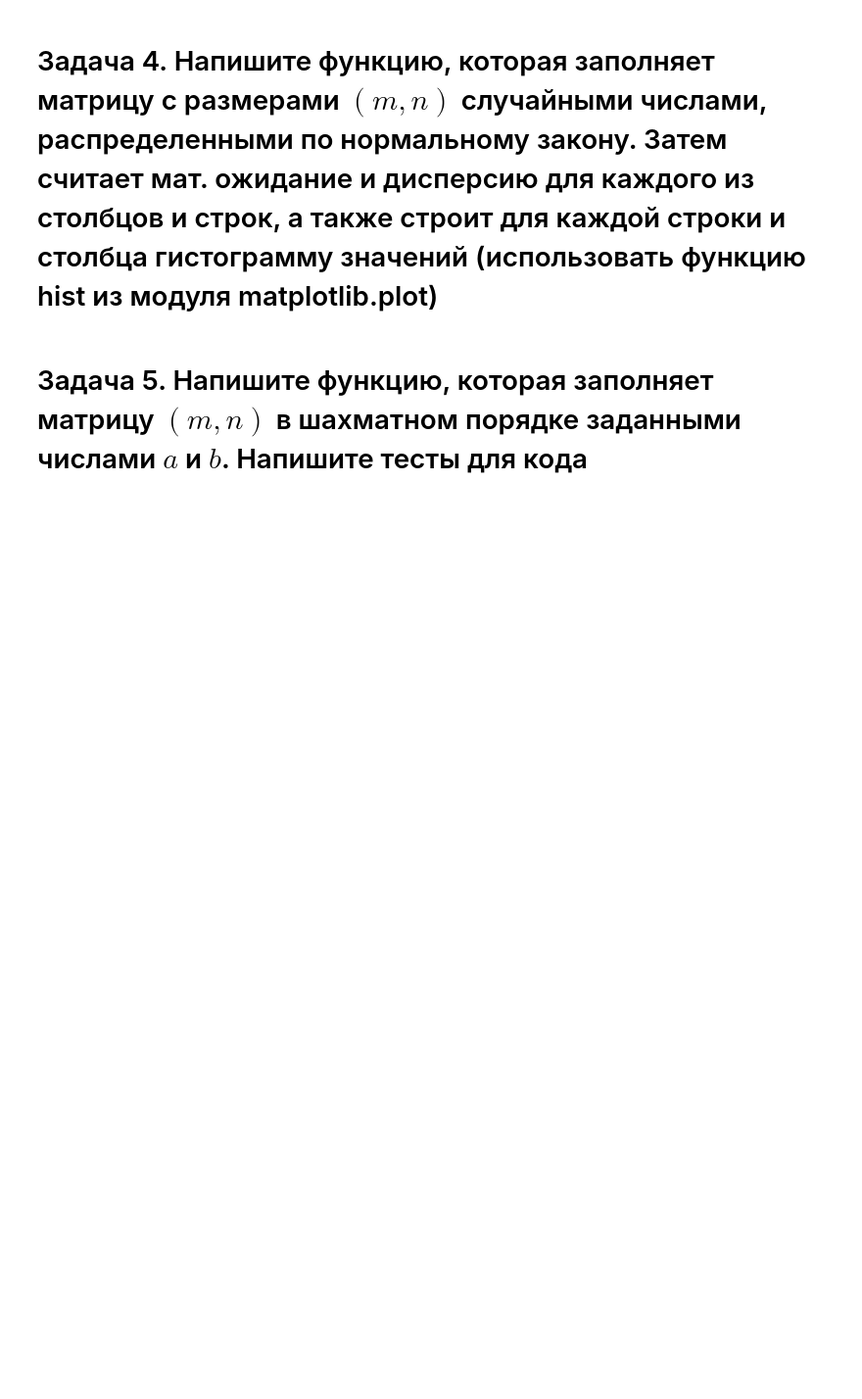
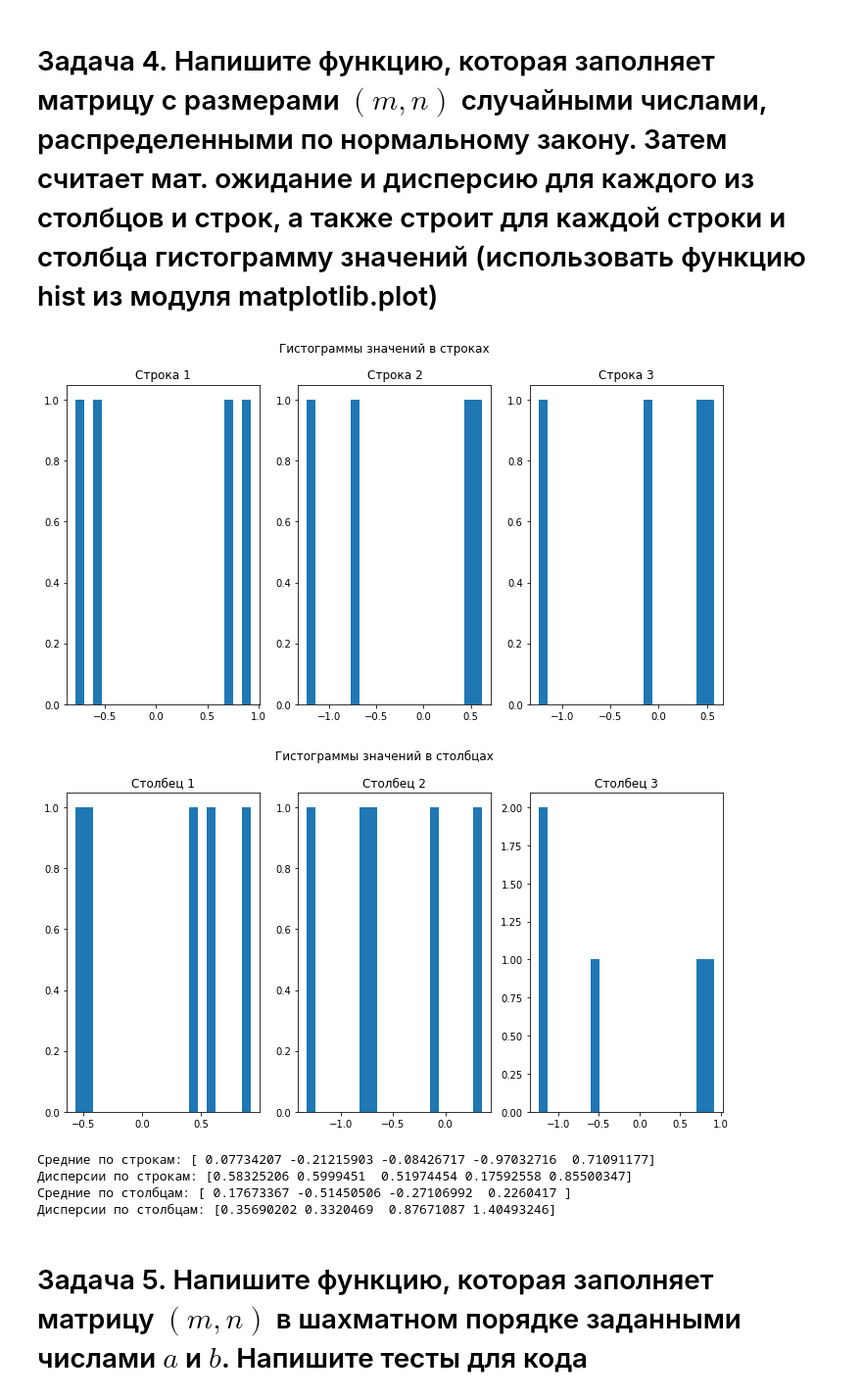
Before and after one commit to annpozd/lab1, a Jupyter notebook: numpy.ipynb, the cells around one changed output. Shown: that part at 98% size. Cells and saved outputs as stored; diff of their text form; code cells hidden in the pictures; blank space fills up the shorter version.

```diff
--- a/numpy.ipynb
+++ b/numpy.ipynb
@@ -37,2 +93,54 @@ def unique_columns(mat):
+# %%
+def normal_matrix_stats(m, n):
+    # Создаем матрицу с нормальным распределением
+    mat = np.random.normal(loc=0, scale=1, size=(m, n))
+
+    # Вычисляем статистики для строк
+    row_means = np.mean(mat, axis=1)
+    row_vars = np.var(mat, axis=1)
+
+    # Вычисляем статистики для столбцов
+    col_means = np.mean(mat, axis=0)
+    col_vars = np.var(mat, axis=0)
+
+    # Строим гистограммы для строк
+    plt.figure(figsize=(12, 6))
+    for i in range(min(3, m)):  # Покажем только первые 3 строки для примера
+        plt.subplot(1, 3, i+1)
+        plt.hist(mat[i, :], bins=20)
+        plt.title(f'Строка {i+1}')
+    plt.suptitle('Гистограммы значений в строках')
+    plt.show()
+
+    # Строим гистограммы для столбцов
+    plt.figure(figsize=(12, 6))
+    for j in range(min(3, n)):  # Покажем только первые 3 столбца для примера
+        plt.subplot(1, 3, j+1)
+        plt.hist(mat[:, j], bins=20)
+        plt.title(f'Столбец {j+1}')
+    plt.suptitle('Гистограммы значений в столбцах')
+    plt.show()
+
+    return {
+        'matrix': mat,
+        'row_means': row_means,
+        'row_vars': row_vars,
+        'col_means': col_means,
+        'col_vars': col_vars
+    }
+
+# Пример использования
+stats = normal_matrix_stats(5, 4)
+print("Средние по строкам:", stats['row_means'])
+print("Дисперсии по строкам:", stats['row_vars'])
+print("Средние по столбцам:", stats['col_means'])
+print("Дисперсии по столбцам:", stats['col_vars'])
+# %% [output]
+[figure, added]
+[figure, added]
+Средние по строкам: [ 0.07734207 -0.21215903 -0.08426717 -0.97032716  0.71091177]
+Дисперсии по строкам: [0.58325206 0.5999451  0.51974454 0.17592558 0.85500347]
+Средние по столбцам: [ 0.17673367 -0.51450506 -0.27106992  0.2260417 ]
+Дисперсии по столбцам: [0.35690202 0.3320469  0.87671087 1.40493246]
 # %% [markdown]
 <h1>Задача 5. Напишите функцию, которая заполняет матрицу $(m, n)$ в шахматном порядке заданными числами $a$ и $b$. Напишите тесты для кода
```
Also changed, not shown: parts of 15 cells of this notebook.
